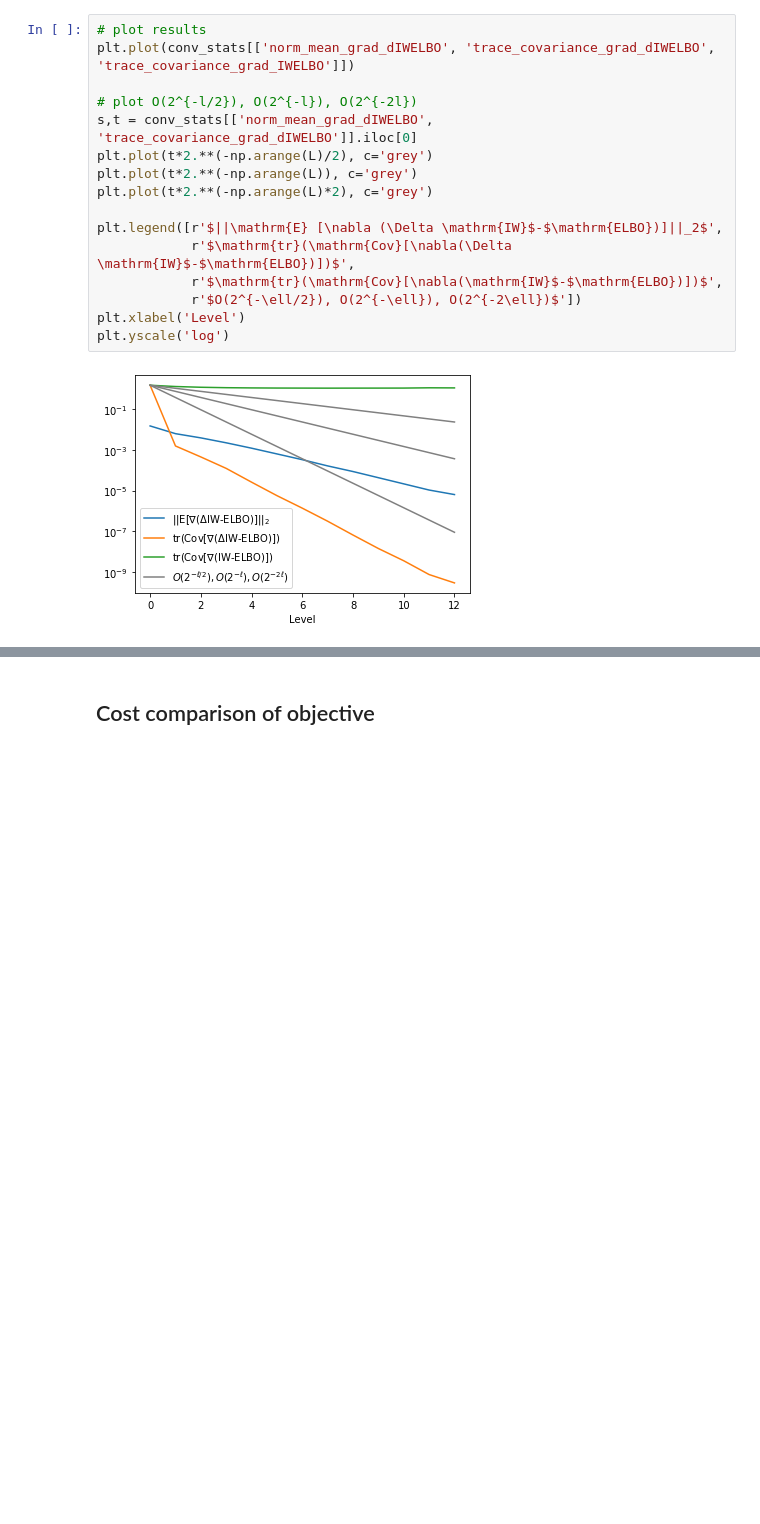
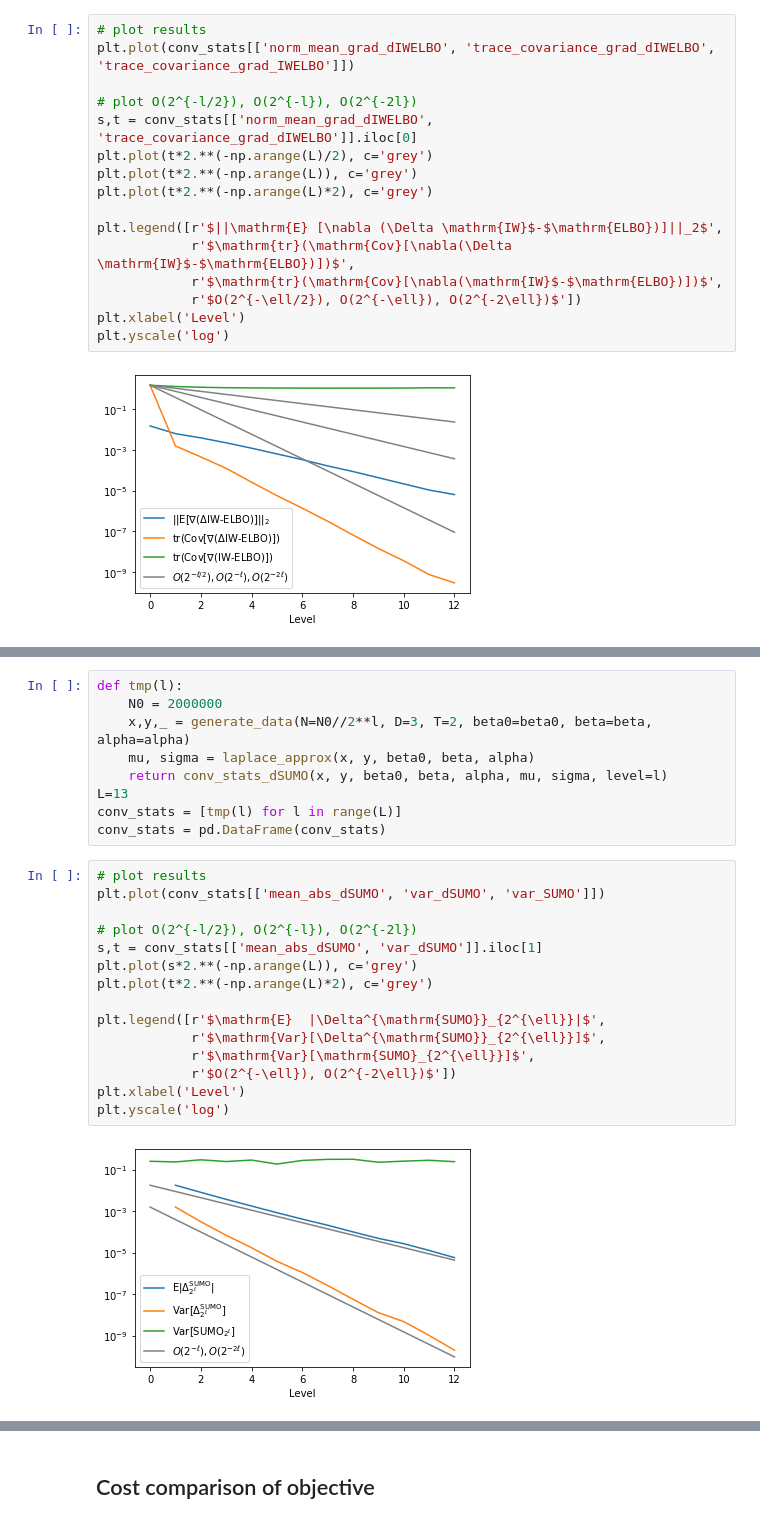
Before and after one commit to Goda-Research-Group/mlmc-model-evidence, a Jupyter notebook: notebooks/Random_Effect_Logistic_Regression.ipynb, the cells around one changed output, grey strips where cells are left out. Saved outputs shown, nothing was run; the diff lists cells and outputs as text; blank space fills up the shorter version.

Commit message:
add convergece analysis for SUMO

```diff
--- a/notebooks/Random_Effect_Logistic_Regression.ipynb
+++ b/notebooks/Random_Effect_Logistic_Regression.ipynb
@@ -612,0 +645,26 @@ conv_stats
+# %%
+def tmp(l):
+    N0 = 2000000
+    x,y,_ = generate_data(N=N0//2**l, D=3, T=2, beta0=beta0, beta=beta, alpha=alpha)
+    mu, sigma = laplace_approx(x, y, beta0, beta, alpha)
+    return conv_stats_dSUMO(x, y, beta0, beta, alpha, mu, sigma, level=l)
+L=13
+conv_stats = [tmp(l) for l in range(L)]
+conv_stats = pd.DataFrame(conv_stats)
+# %%
+# plot results
+plt.plot(conv_stats[['mean_abs_dSUMO', 'var_dSUMO', 'var_SUMO']])
+
+# plot O(2^{-l/2}), O(2^{-l}), O(2^{-2l})
+s,t = conv_stats[['mean_abs_dSUMO', 'var_dSUMO']].iloc[1]
+plt.plot(s*2.**(-np.arange(L)), c='grey')
+plt.plot(t*2.**(-np.arange(L)*2), c='grey')
+
+plt.legend([r'$\mathrm{E}  |\Delta^{\mathrm{SUMO}}_{2^{\ell}}|$',
+            r'$\mathrm{Var}[\Delta^{\mathrm{SUMO}}_{2^{\ell}}]$',
+            r'$\mathrm{Var}[\mathrm{SUMO}_{2^{\ell}}]$',
+            r'$O(2^{-\ell}), O(2^{-2\ell})$'])
+plt.xlabel('Level')
+plt.yscale('log')
+# %% [output]
+[figure, added]
```
Also changed, not shown: parts of 4 cells of this notebook.
